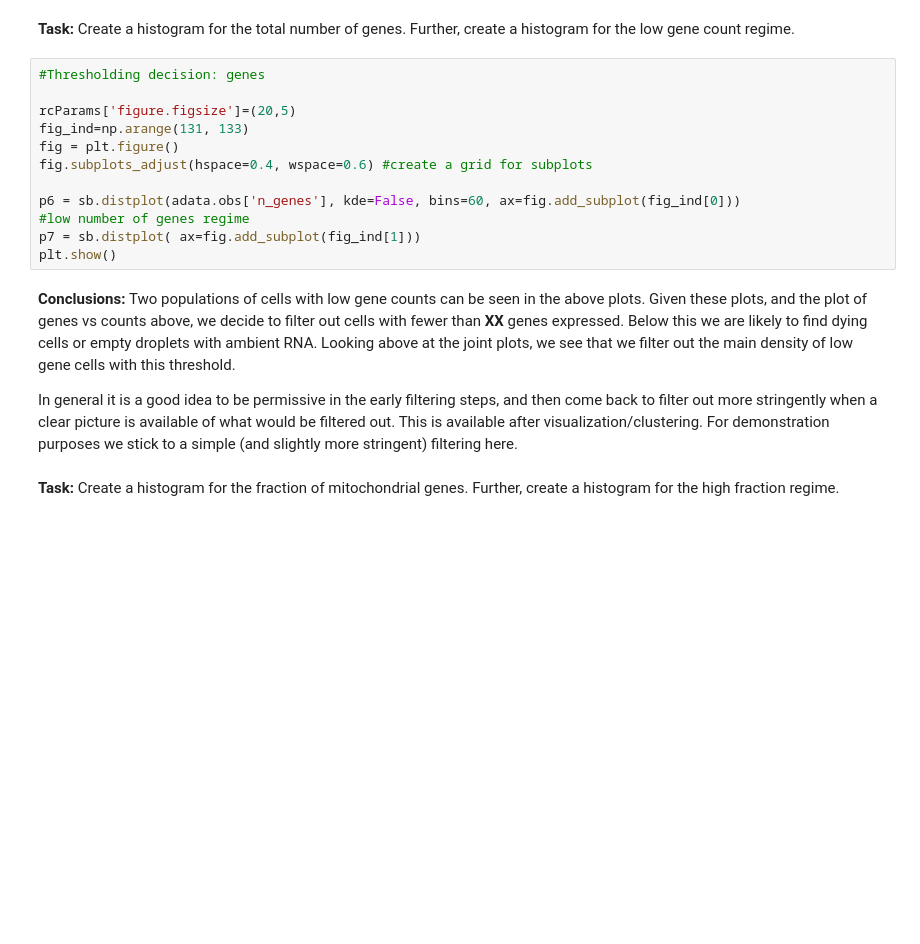
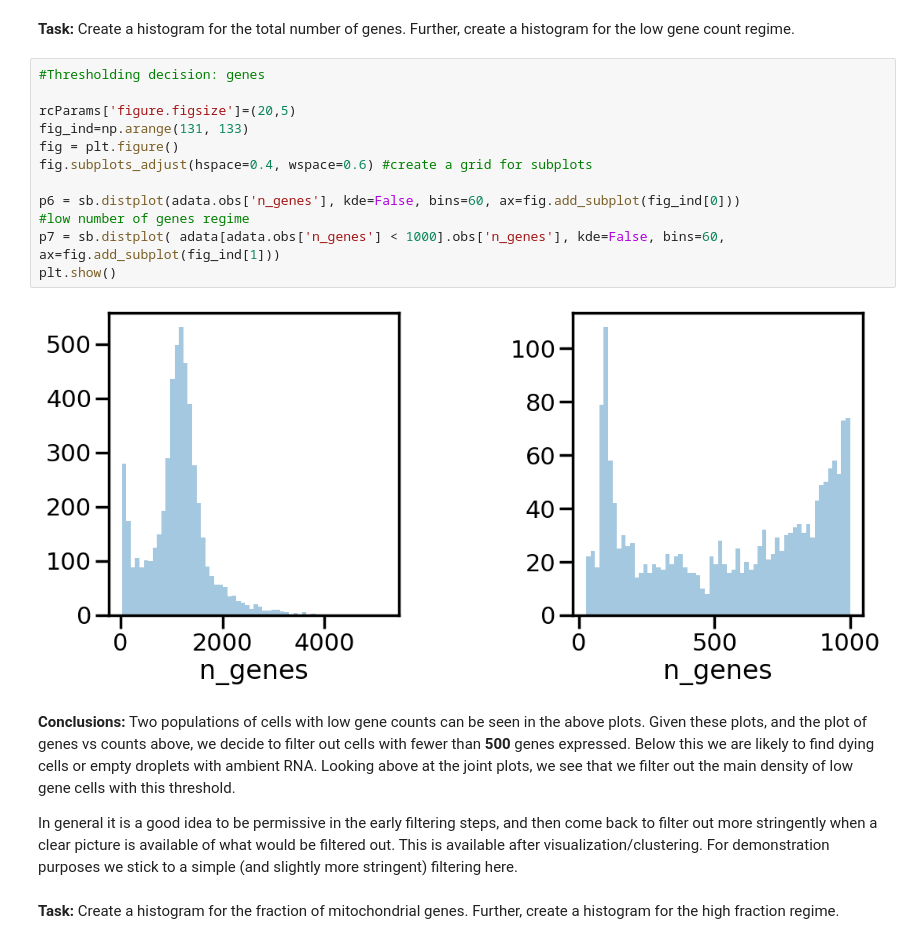
Before and after one commit to Ianyliu/scanpy-tutorials, a Jupyter notebook: scanpy_workshop/day1_01_GColab.ipynb, the cells around one changed output. Drawn from its saved outputs; the diff is of its cells as text; blank space fills up the shorter version.

```diff
--- a/scanpy_workshop/day1_01_GColab.ipynb
+++ b/scanpy_workshop/day1_01_GColab.ipynb
@@ -205,18 +358,20 @@ On the upper end of counts, we see a population of cells with high counts with d
 # %%
 #Thresholding decision: genes
 
 rcParams['figure.figsize']=(20,5)
 fig_ind=np.arange(131, 133)
 fig = plt.figure()
 fig.subplots_adjust(hspace=0.4, wspace=0.6) #create a grid for subplots
 
 p6 = sb.distplot(adata.obs['n_genes'], kde=False, bins=60, ax=fig.add_subplot(fig_ind[0]))
 #low number of genes regime
-p7 = sb.distplot( ax=fig.add_subplot(fig_ind[1]))
+p7 = sb.distplot( adata[adata.obs['n_genes'] < 1000].obs['n_genes'], kde=False, bins=60, ax=fig.add_subplot(fig_ind[1]))
 plt.show()
+# %% [output]
+[figure, added]
 # %% [markdown]
 **Conclusions:**
-Two populations of cells with low gene counts can be seen in the above plots. Given these plots, and the plot of genes vs counts above, we decide to filter out cells with fewer than **XX** genes expressed. Below this we are likely to find dying cells or empty droplets with ambient RNA. Looking above at the joint plots, we see that we filter out the main density of low gene cells with this threshold.
+Two populations of cells with low gene counts can be seen in the above plots. Given these plots, and the plot of genes vs counts above, we decide to filter out cells with fewer than **500** genes expressed. Below this we are likely to find dying cells or empty droplets with ambient RNA. Looking above at the joint plots, we see that we filter out the main density of low gene cells with this threshold.
 
 In general it is a good idea to be permissive in the early filtering steps, and then come back to filter out more stringently when a clear picture is available of what would be filtered out. This is available after visualization/clustering. For demonstration purposes we stick to a simple (and slightly more stringent) filtering here.
 # %% [markdown]
```
Also changed, not shown: parts of 35 cells of this notebook.
